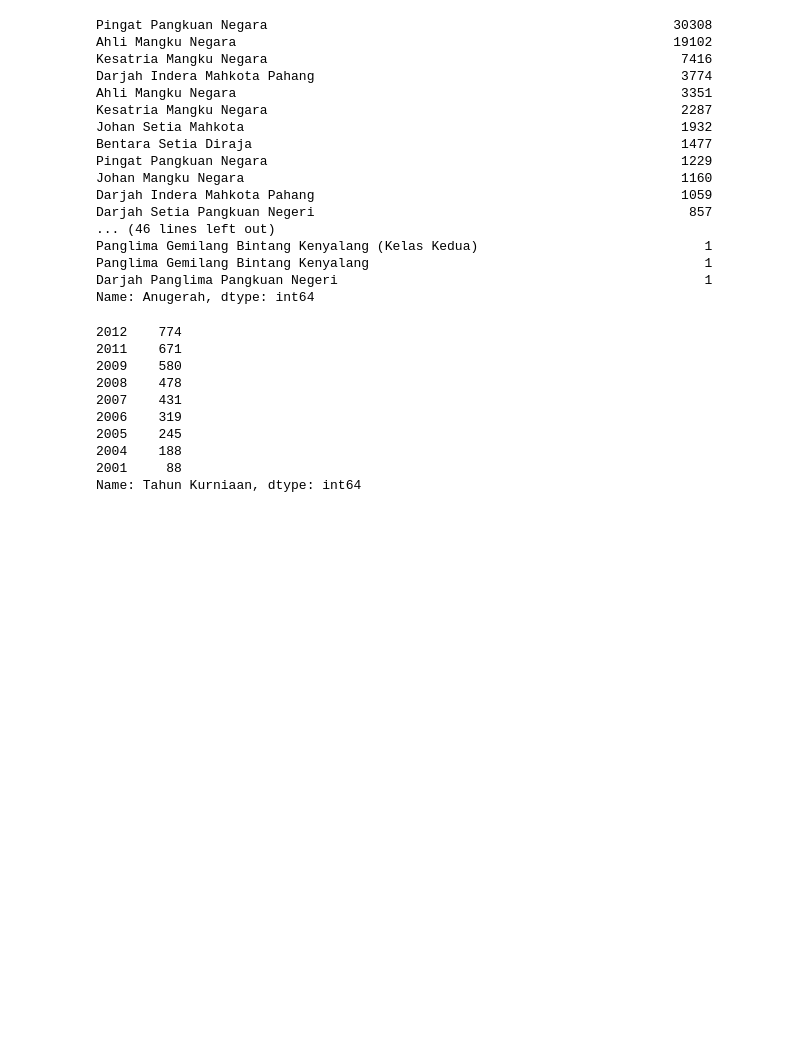
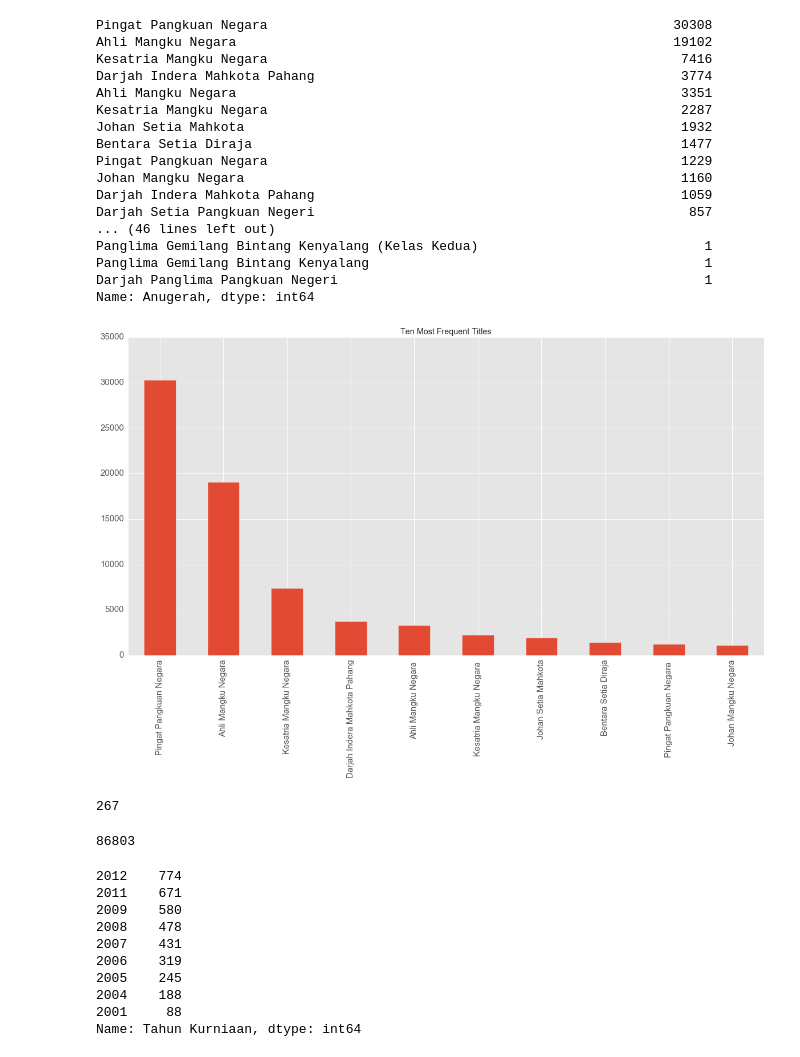
Before and after one commit to amirothman/darjah_kebesaran, a Jupyter notebook: datuk_dan_datin.ipynb, the cells around one changed output. Cells and saved outputs as stored; diff of their text form; code cells hidden in the pictures; blank space fills up the shorter version.

```diff
--- a/datuk_dan_datin.ipynb
+++ b/datuk_dan_datin.ipynb
@@ -28,6 +29,23 @@ Panglima Gemilang Bintang Kenyalang (Kelas Kedua)                             1
 Panglima Gemilang Bintang Kenyalang                                           1
 Darjah Panglima Pangkuan Negeri                                               1
 Name: Anugerah, dtype: int64
+# %%
+fig = plt.figure()
+df.Anugerah.value_counts()[:10].plot(kind="bar",figsize=(20,10),title="Ten Most Frequent Titles")
+# matplotlib.rc('xtick', labelsize=10)
+# matplotlib.rc('ytick',labelsize=10)
+plt.show()
+fig.savefig("mostfreq.png",pad_inches=2)
+# %% [output]
+[figure, added]
+# %%
+df.Anugerah.value_counts().size
+# %% [output]
+267
+# %%
+df.Nama.value_counts().size
+# %% [output]
+86803
 # %%
 df[df.Anugerah == "Darjah Indera Mahkota Pahang"]["Tahun Kurniaan"].value_counts()
 # %% [output]
```
Also changed, not shown: parts of 4 cells of this notebook, 5 other files.
